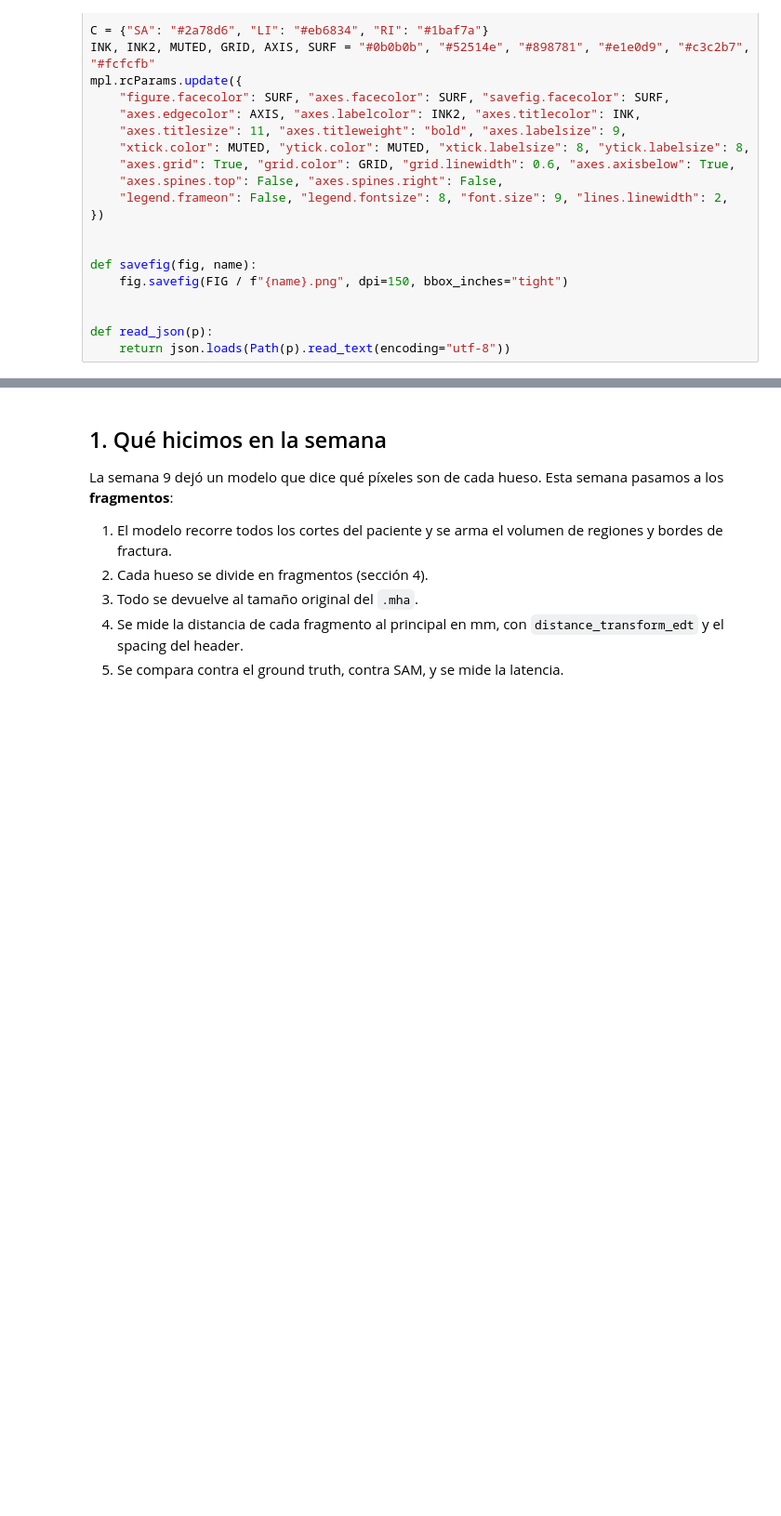
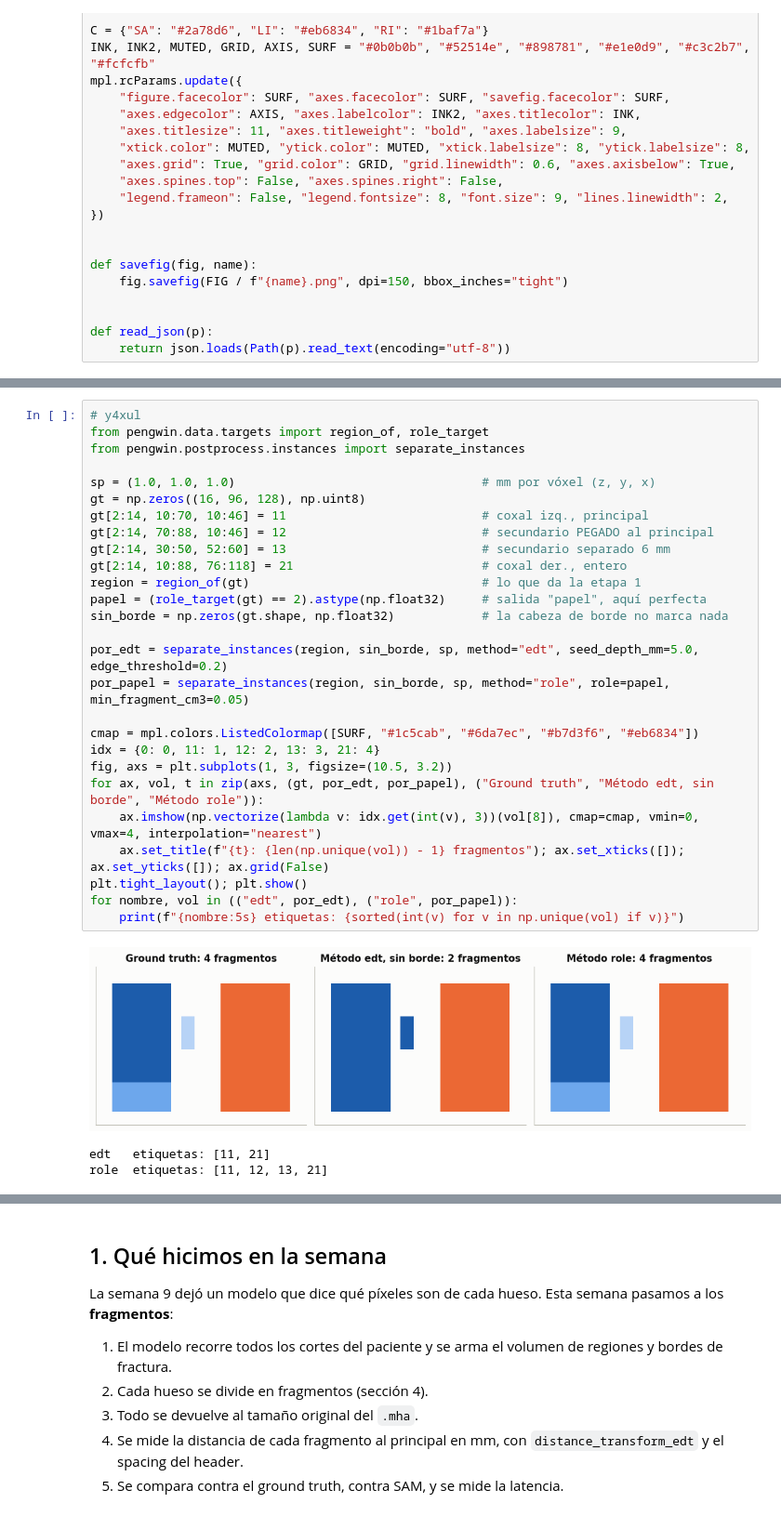
Before and after one commit to Juanjoslo2/Analitica-de-datos-Proyecto-2-PENGWIN, a Jupyter notebook: 04_notebook/02_semana10_fragmentos.ipynb, the cells around one changed output, grey strips where cells are left out. Shown at 93% size. Drawn from its saved outputs; the diff is of its cells as text; blank space fills up the shorter version.

```diff
--- a/04_notebook/02_semana10_fragmentos.ipynb
+++ b/04_notebook/02_semana10_fragmentos.ipynb
@@ -77,0 +180,31 @@ def read_json(p):
+# %%
+# y4xul
+from pengwin.data.targets import region_of, role_target
+from pengwin.postprocess.instances import separate_instances
+
+sp = (1.0, 1.0, 1.0)                                  # mm por vóxel (z, y, x)
+gt = np.zeros((16, 96, 128), np.uint8)
+gt[2:14, 10:70, 10:46] = 11                           # coxal izq., principal
+gt[2:14, 70:88, 10:46] = 12                           # secundario PEGADO al principal
+gt[2:14, 30:50, 52:60] = 13                           # secundario separado 6 mm
+gt[2:14, 10:88, 76:118] = 21                          # coxal der., entero
+region = region_of(gt)                                # lo que da la etapa 1
+papel = (role_target(gt) == 2).astype(np.float32)     # salida "papel", aquí perfecta
+sin_borde = np.zeros(gt.shape, np.float32)            # la cabeza de borde no marca nada
+
+por_edt = separate_instances(region, sin_borde, sp, method="edt", seed_depth_mm=5.0, edge_threshold=0.2)
+por_papel = separate_instances(region, sin_borde, sp, method="role", role=papel, min_fragment_cm3=0.05)
+
+cmap = mpl.colors.ListedColormap([SURF, "#1c5cab", "#6da7ec", "#b7d3f6", "#eb6834"])
+idx = {0: 0, 11: 1, 12: 2, 13: 3, 21: 4}
+fig, axs = plt.subplots(1, 3, figsize=(10.5, 3.2))
+for ax, vol, t in zip(axs, (gt, por_edt, por_papel), ("Ground truth", "Método edt, sin borde", "Método role")):
+    ax.imshow(np.vectorize(lambda v: idx.get(int(v), 3))(vol[8]), cmap=cmap, vmin=0, vmax=4, interpolation="nearest")
+    ax.set_title(f"{t}: {len(np.unique(vol)) - 1} fragmentos"); ax.set_xticks([]); ax.set_yticks([]); ax.grid(False)
+plt.tight_layout(); plt.show()
+for nombre, vol in (("edt", por_edt), ("role", por_papel)):
+    print(f"{nombre:5s} etiquetas: {sorted(int(v) for v in np.unique(vol) if v)}")
+# %% [output]
+[figure, added]
+edt   etiquetas: [11, 21]
+role  etiquetas: [11, 12, 13, 21]
```
Also changed, not shown: parts of 30 cells of this notebook, 7 other files.
